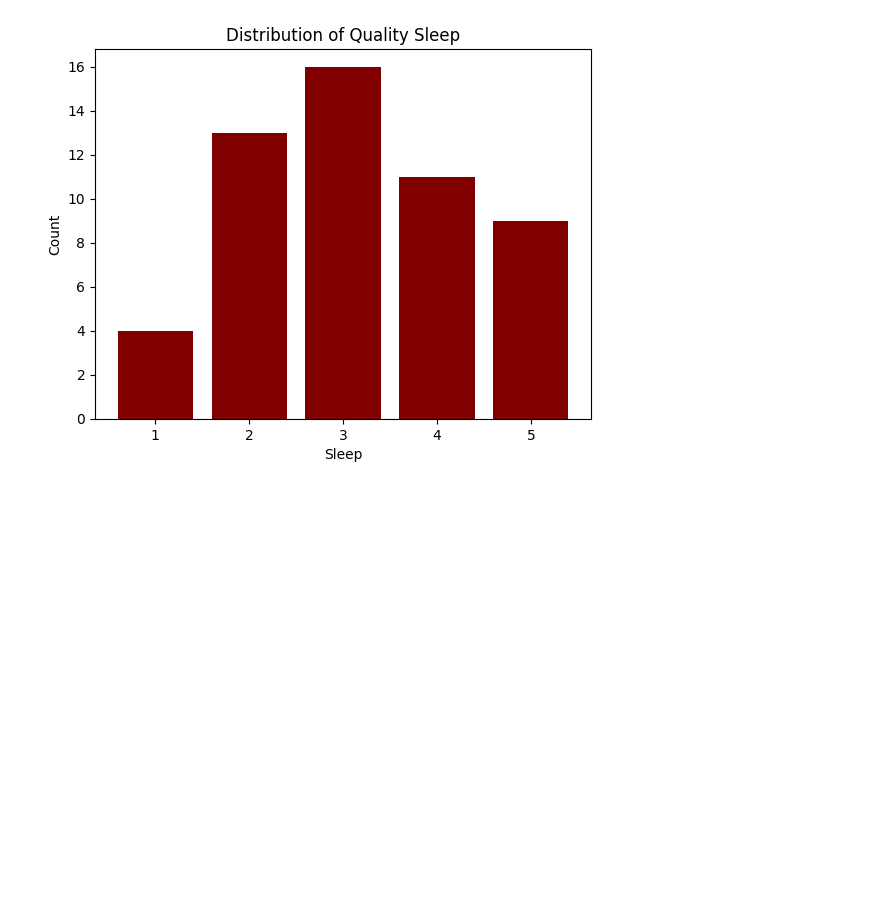
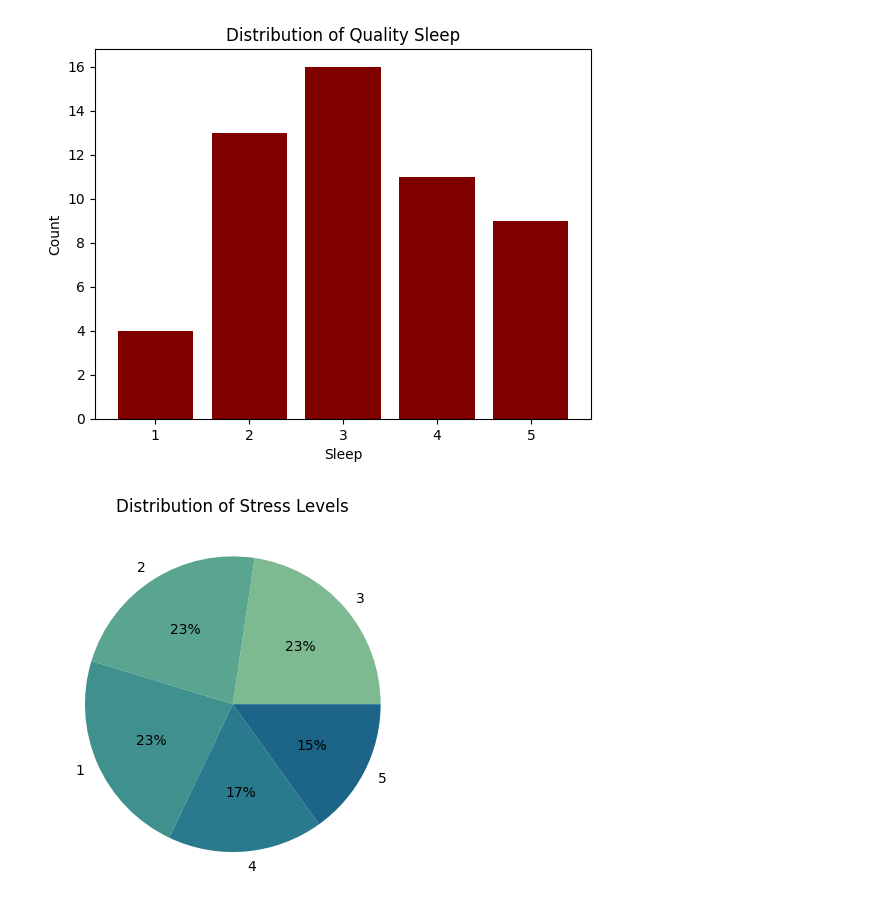
Before and after one commit to Odeyiany2/Student-Stress-Factor-ML, a Jupyter notebook: Student Stress Factor.ipynb, the cells around one changed output. Drawn from its saved outputs; the diff is of its cells as text; code cells hidden in the pictures; blank space fills up the shorter version.

```diff
--- a/Student Stress Factor.ipynb
+++ b/Student Stress Factor.ipynb
@@ -139,3 +159,16 @@ plt.title("Distribution of Quality Sleep")
 plt.show();
 # %% [output]
 [figure]
+# %%
+dict_stress = dict(df["rate_of_stress_levels"].value_counts())
+#sv = list(dict_stress.values())
+#sk = list(dict_stress.keys())
+# pull is given as a fraction of the pie radius
+#fig = go.Figure(data=[go.Pie(labels=sk, values=sv, pull=[0, 0, 0.2, 0, 0])])
+#fig.show()
+palette = sns.color_palette("crest")
+plt.pie(dict_stress.values(), labels = dict_stress.keys(), autopct = "%.0f%%", colors = palette)
+plt.title("Distribution of Stress Levels")
+plt.show();
+# %% [output]
+[figure, added]
```
Also changed, not shown: parts of 11 cells of this notebook.
